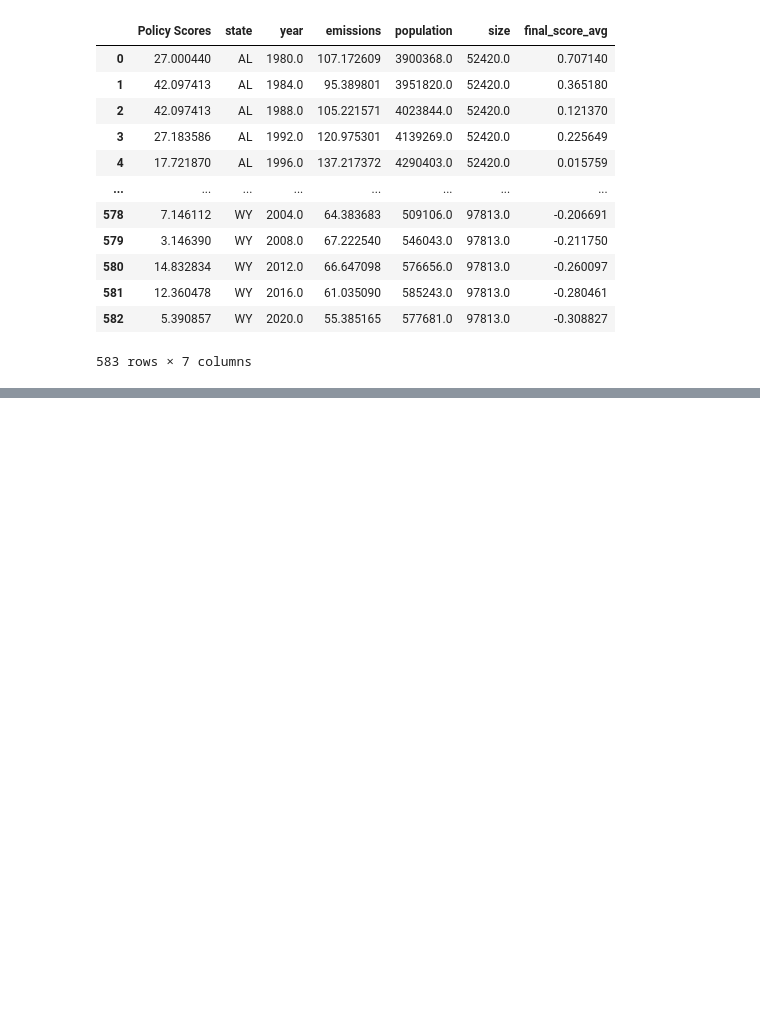
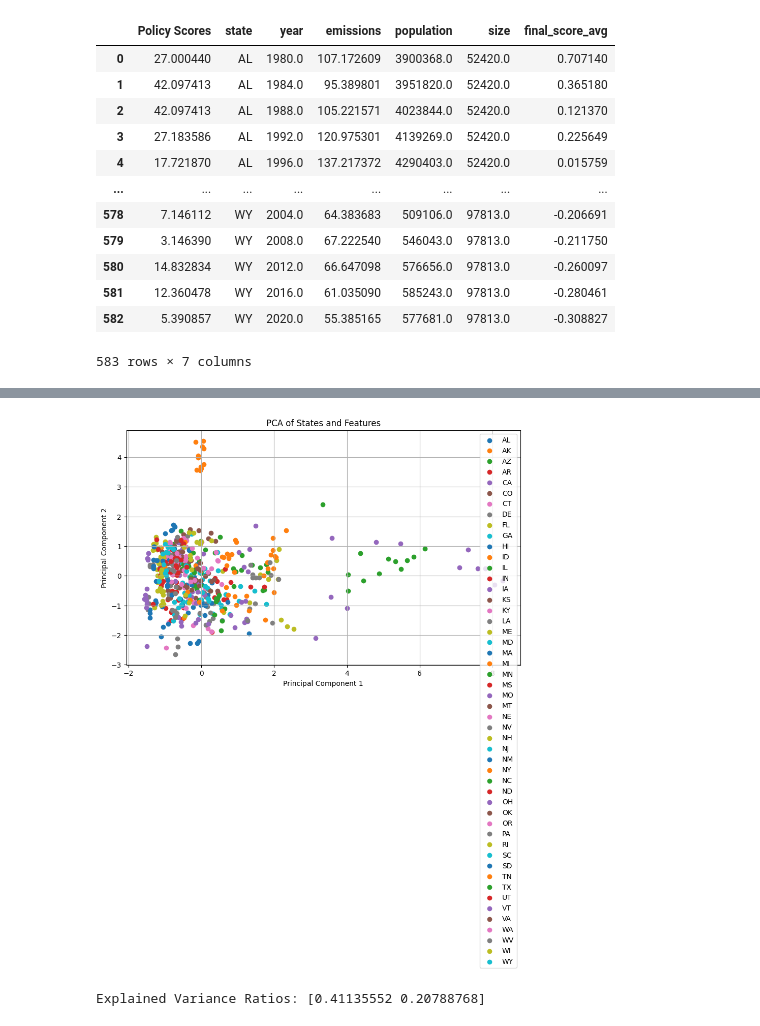
Before and after one commit to AyalYakobe/AirPollutionByPolitics, a Jupyter notebook: overview.ipynb, the cells around one changed output, grey strips where cells are left out. Saved outputs shown, nothing was run; the diff lists cells and outputs as text; code cells hidden in the pictures; blank space fills up the shorter version.

```diff
--- a/overview.ipynb
+++ b/overview.ipynb
@@ -468,0 +662,41 @@ final_df_imputed
+# %%
+from sklearn.decomposition import PCA
+from sklearn.preprocessing import StandardScaler
+import pandas as pd
+import matplotlib.pyplot as plt
+
+# Selecting features (excluding 'state' and 'year' because they are not features for PCA)
+features = final_df_imputed.drop(columns=['state', 'year'])
+
+# Standardize the features
+scaler = StandardScaler()
+scaled_features = scaler.fit_transform(features)
+
+# Apply PCA
+pca = PCA(n_components=2)  # Reduce to two components for visualization
+pca_result = pca.fit_transform(scaled_features)
+
+# Create a DataFrame with PCA results
+pca_df = pd.DataFrame(data=pca_result, columns=['PCA1', 'PCA2'])
+
+# Add the state column to the PCA result for easy identification
+pca_df['state'] = final_df_imputed['state']
+
+# Plot the PCA results
+plt.figure(figsize=(10, 6))
+for state in pca_df['state'].unique():
+    subset = pca_df[pca_df['state'] == state]
+    plt.scatter(subset['PCA1'], subset['PCA2'], label=state)
+
+plt.xlabel('Principal Component 1')
+plt.ylabel('Principal Component 2')
+plt.title('PCA of States and Features')
+plt.legend()
+plt.grid(True)
+plt.show()
+
+# You can also check the explained variance ratio to see how much information each principal component explains
+print(f'Explained Variance Ratios: {pca.explained_variance_ratio_}')
+# %% [output]
+[figure, added]
+Explained Variance Ratios: [0.41135552 0.20788768]
```
Also changed, not shown: parts of 9 cells of this notebook.
